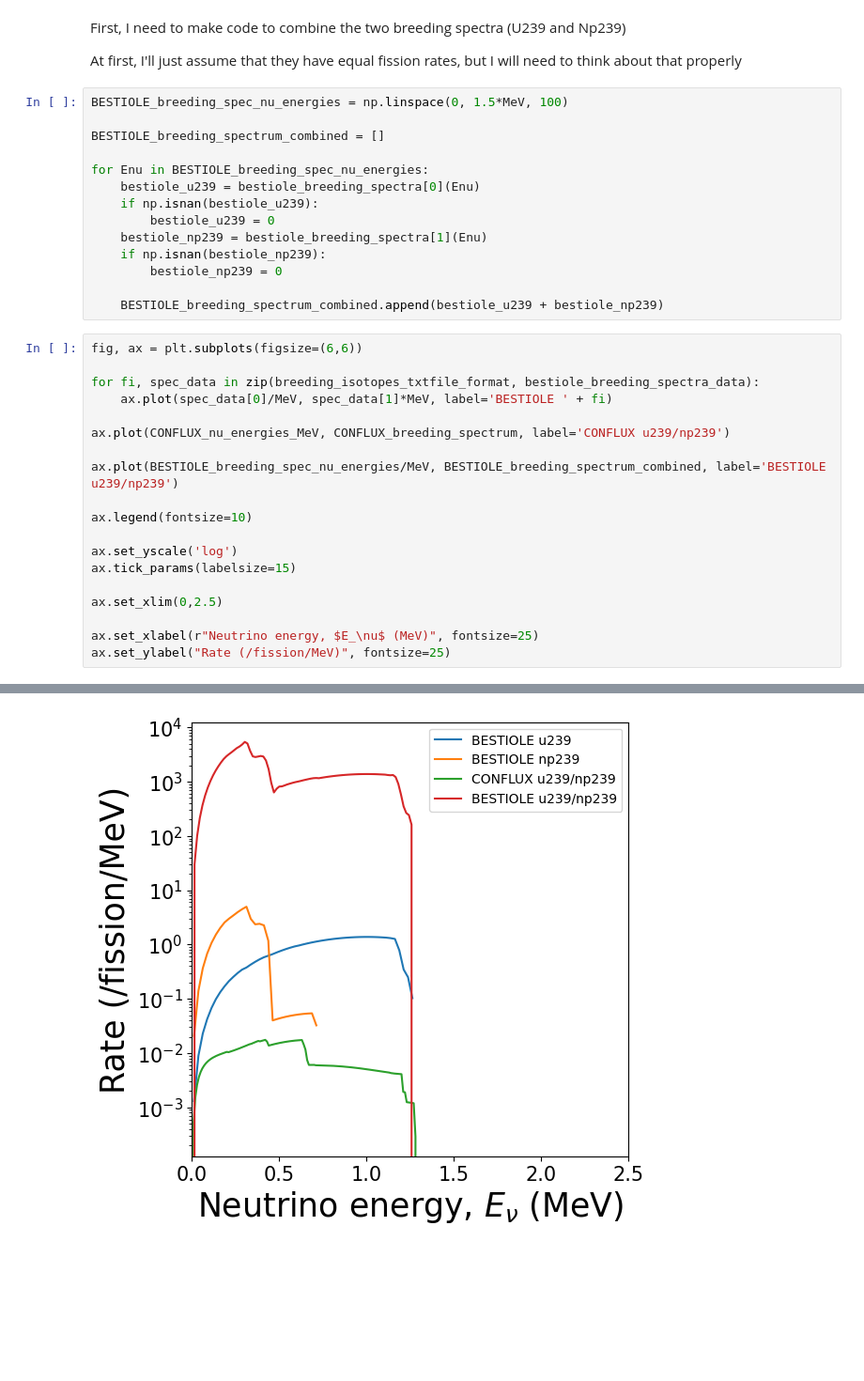
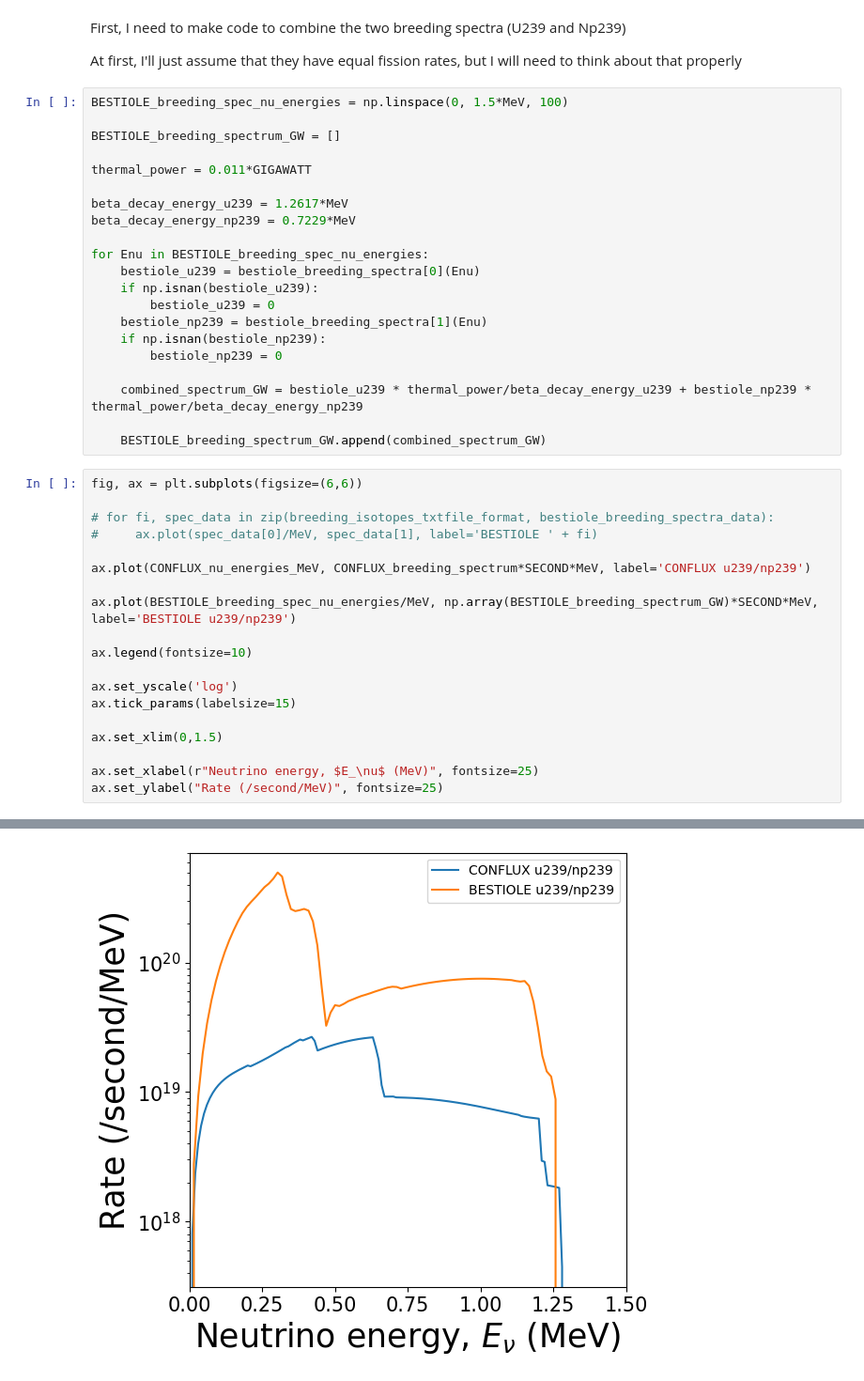
Before and after one commit to RitterCat/reactor-nu-cevns, a Jupyter notebook: breeding_isotope_spectra.ipynb, the cells around one changed output, grey strips where cells are left out. Shown at 94% size. Drawn from its saved outputs; the diff is of its cells as text; blank space fills up the shorter version.

```diff
--- a/breeding_isotope_spectra.ipynb
+++ b/breeding_isotope_spectra.ipynb
@@ -107,7 +107,12 @@ At first, I'll just assume that they have equal fission rates, but I will need t
 # %%
 BESTIOLE_breeding_spec_nu_energies = np.linspace(0, 1.5*MeV, 100)
 
-BESTIOLE_breeding_spectrum_combined = []
+BESTIOLE_breeding_spectrum_GW = []
+
+thermal_power = 0.011*GIGAWATT
+
+beta_decay_energy_u239 = 1.2617*MeV
+beta_decay_energy_np239 = 0.7229*MeV
 
 for Enu in BESTIOLE_breeding_spec_nu_energies:
     bestiole_u239 = bestiole_breeding_spectra[0](Enu)
@@ -117,24 +122,26 @@ for Enu in BESTIOLE_breeding_spec_nu_energies:
     if np.isnan(bestiole_np239):
         bestiole_np239 = 0
 
-    BESTIOLE_breeding_spectrum_combined.append(bestiole_u239 + bestiole_np239)
+    combined_spectrum_GW = bestiole_u239 * thermal_power/beta_decay_energy_u239 + bestiole_np239 * thermal_power/beta_decay_energy_np239
+
+    BESTIOLE_breeding_spectrum_GW.append(combined_spectrum_GW)
 # %%
 fig, ax = plt.subplots(figsize=(6,6))
 
-for fi, spec_data in zip(breeding_isotopes_txtfile_format, bestiole_breeding_spectra_data):
-    ax.plot(spec_data[0]/MeV, spec_data[1]*MeV, label='BESTIOLE ' + fi)
+# for fi, spec_data in zip(breeding_isotopes_txtfile_format, bestiole_breeding_spectra_data):
+#     ax.plot(spec_data[0]/MeV, spec_data[1], label='BESTIOLE ' + fi)
 
-ax.plot(CONFLUX_nu_energies_MeV, CONFLUX_breeding_spectrum, label='CONFLUX u239/np239')
+ax.plot(CONFLUX_nu_energies_MeV, CONFLUX_breeding_spectrum*SECOND*MeV, label='CONFLUX u239/np239')
 
-ax.plot(BESTIOLE_breeding_spec_nu_energies/MeV, BESTIOLE_breeding_spectrum_combined, label='BESTIOLE u239/np239')
+ax.plot(BESTIOLE_breeding_spec_nu_energies/MeV, np.array(BESTIOLE_breeding_spectrum_GW)*SECOND*MeV, label='BESTIOLE u239/np239')
 
 ax.legend(fontsize=10)
 
 ax.set_yscale('log')
 ax.tick_params(labelsize=15)
 
-ax.set_xlim(0,2.5)
+ax.set_xlim(0,1.5)
 
 ax.set_xlabel(r"Neutrino energy, $E_\nu$ (MeV)", fontsize=25)
-ax.set_ylabel("Rate (/fission/MeV)", fontsize=25)
+ax.set_ylabel("Rate (/second/MeV)", fontsize=25)
 # %% [output]
@@ -142 +149 @@ Text(0, 0.5, 'Rate (/fission/MeV)')
-[figure, old version]
+[figure, new version]
```
Also changed, not shown: parts of 1 cell of this notebook.
